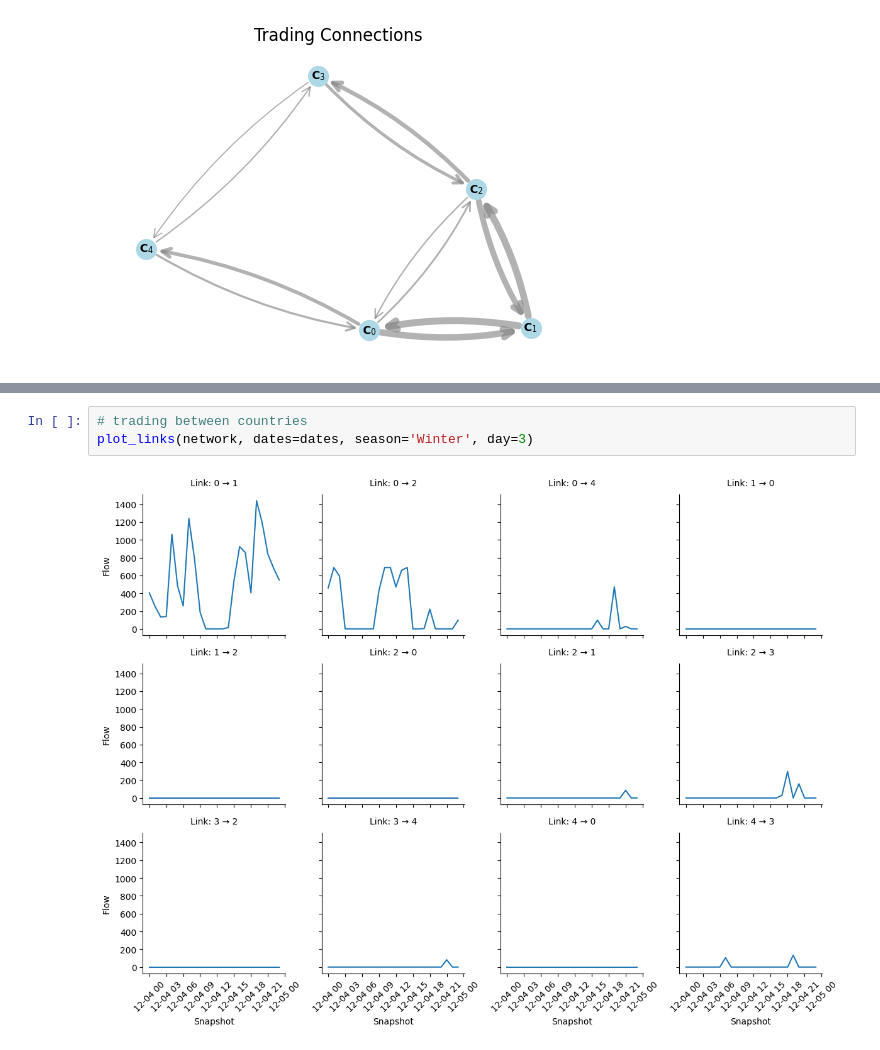
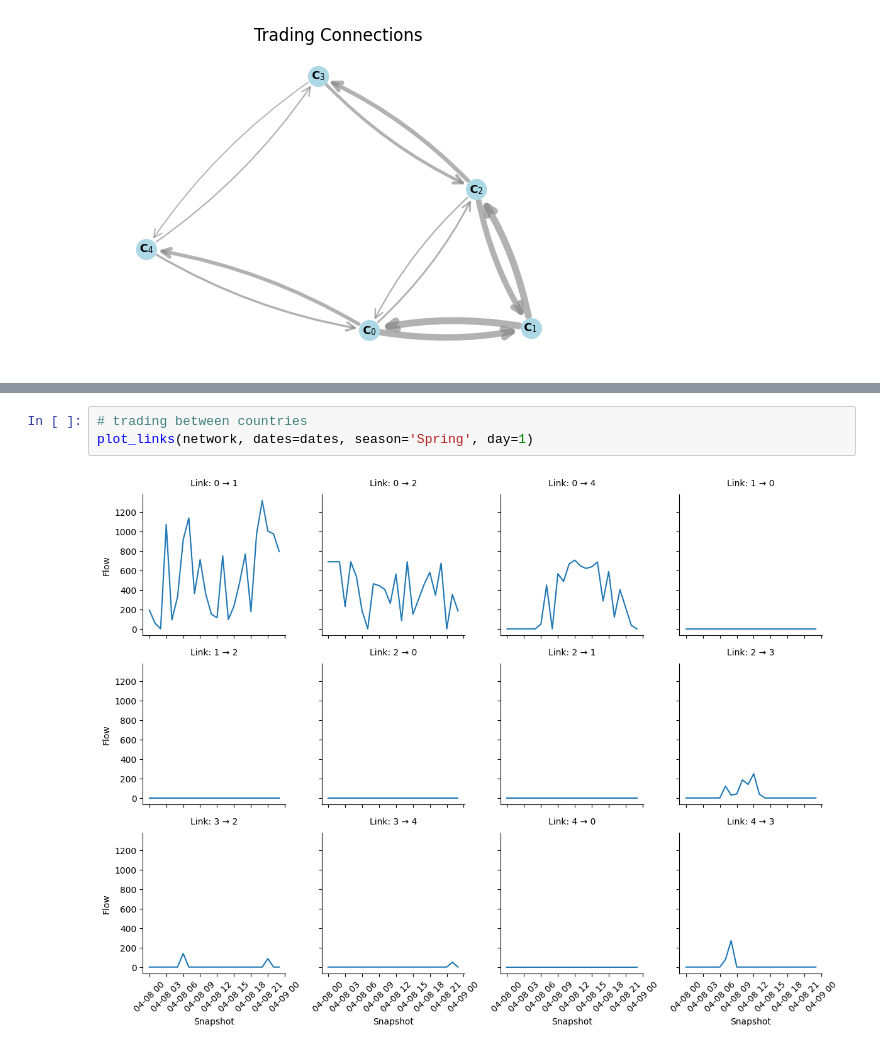
Before and after one commit to menkobalazs/power-systems-analysis, a Jupyter notebook: 04_visualization.ipynb, the cells around one changed output, grey strips where cells are left out. Cells and saved outputs as stored; diff of their text form.

Commit message:
fix plotting and finish param notes

```diff
--- a/04_visualization.ipynb
+++ b/04_visualization.ipynb
@@ -84,5 +74,5 @@ for country in range(0,5):
 # %%
 # trading between countries
-plot_links(network, dates=dates, season='Winter', day=3)
+plot_links(network, dates=dates, season='Spring', day=1)
 # %% [output]
-[figure, old version]
+[figure, new version]
```
Also changed, not shown: parts of 2 cells of this notebook, 7 other files.
